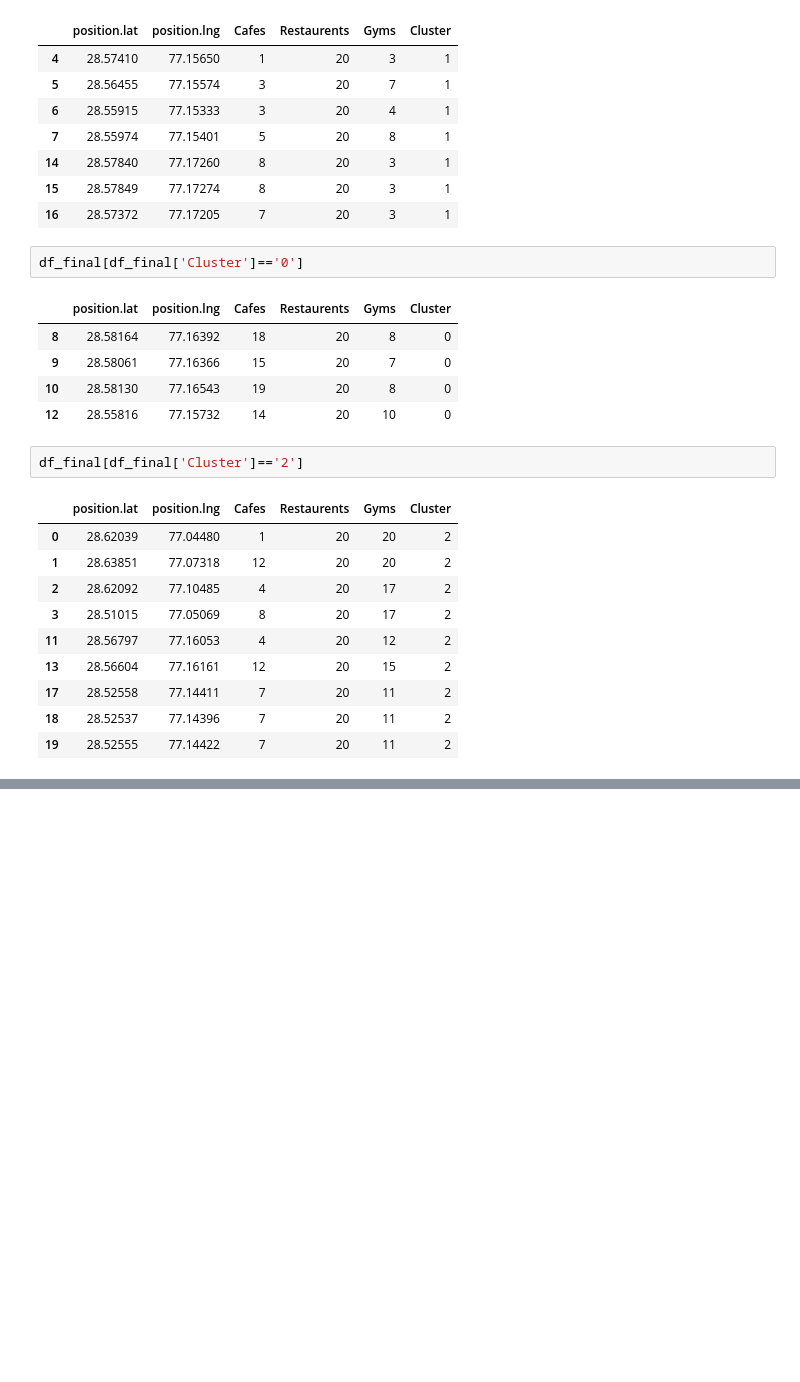
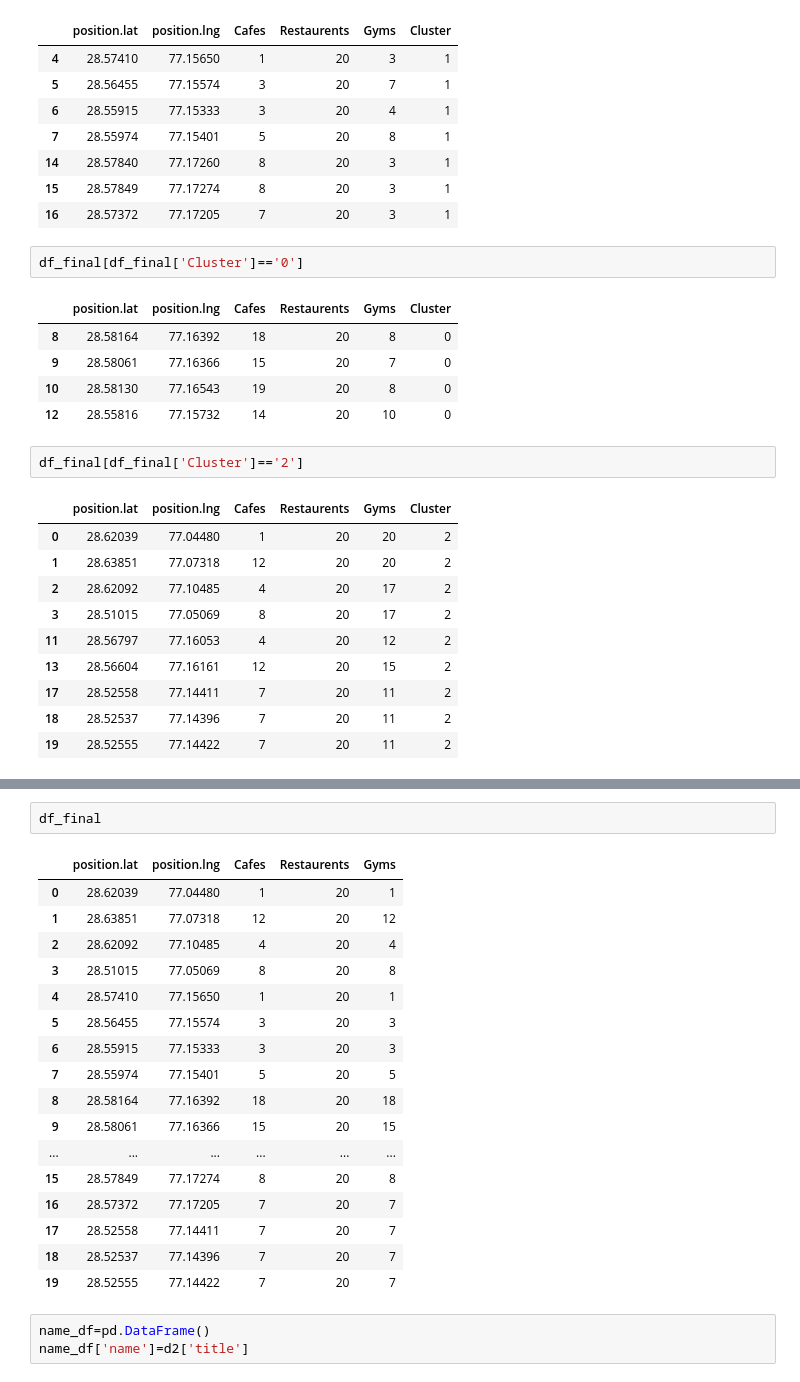
Before and after one commit to meyank0505garg/geolocational-data-analysis, a Jupyter notebook: data.py.ipynb, the cells around one changed output, grey strips where cells are left out. Drawn from its saved outputs; the diff is of its cells as text; blank space fills up the shorter version.

```diff
--- a/data.py.ipynb
+++ b/data.py.ipynb
@@ -276,0 +342,23 @@ AttributeError: 'Map' object has no attribute 'get_map_html'
+# %%
+df_final
+# %% [output]
+|  | position.lat | position.lng | Cafes | Restaurents | Gyms |
+| 0 | 28.62039 | 77.04480 | 1 | 20 | 1 |
+| 1 | 28.63851 | 77.07318 | 12 | 20 | 12 |
+| 2 | 28.62092 | 77.10485 | 4 | 20 | 4 |
+| 3 | 28.51015 | 77.05069 | 8 | 20 | 8 |
+| 4 | 28.57410 | 77.15650 | 1 | 20 | 1 |
+| 5 | 28.56455 | 77.15574 | 3 | 20 | 3 |
+| 6 | 28.55915 | 77.15333 | 3 | 20 | 3 |
+| 7 | 28.55974 | 77.15401 | 5 | 20 | 5 |
+| 8 | 28.58164 | 77.16392 | 18 | 20 | 18 |
+| 9 | 28.58061 | 77.16366 | 15 | 20 | 15 |
+| ... | ... | ... | ... | ... | ... |
+| 15 | 28.57849 | 77.17274 | 8 | 20 | 8 |
+| 16 | 28.57372 | 77.17205 | 7 | 20 | 7 |
+| 17 | 28.52558 | 77.14411 | 7 | 20 | 7 |
+| 18 | 28.52537 | 77.14396 | 7 | 20 | 7 |
+| 19 | 28.52555 | 77.14422 | 7 | 20 | 7 |
+# %%
+name_df=pd.DataFrame()
+name_df['name']=d2['title']
```
Also changed, not shown: parts of 11 cells of this notebook, 3 other files.
